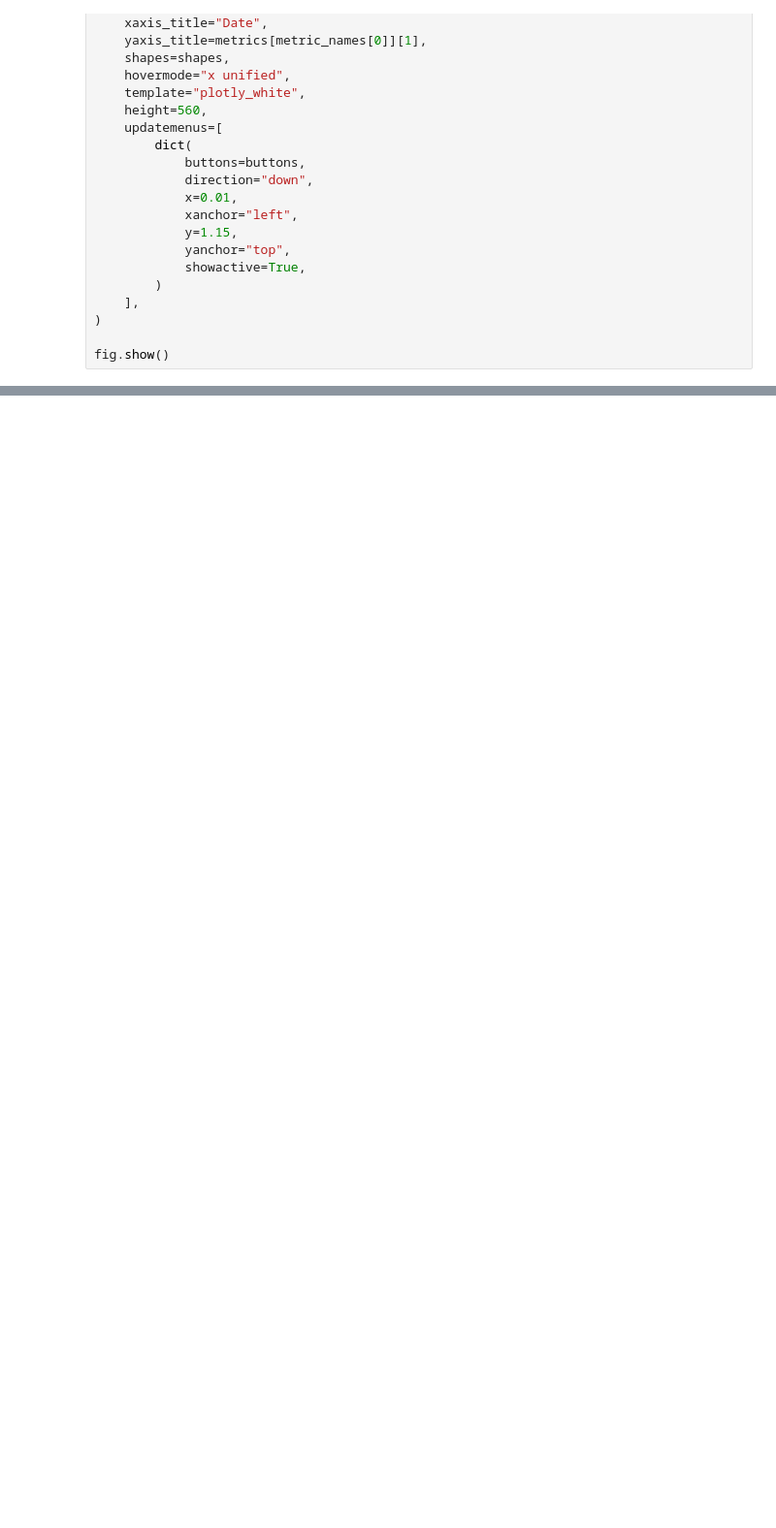
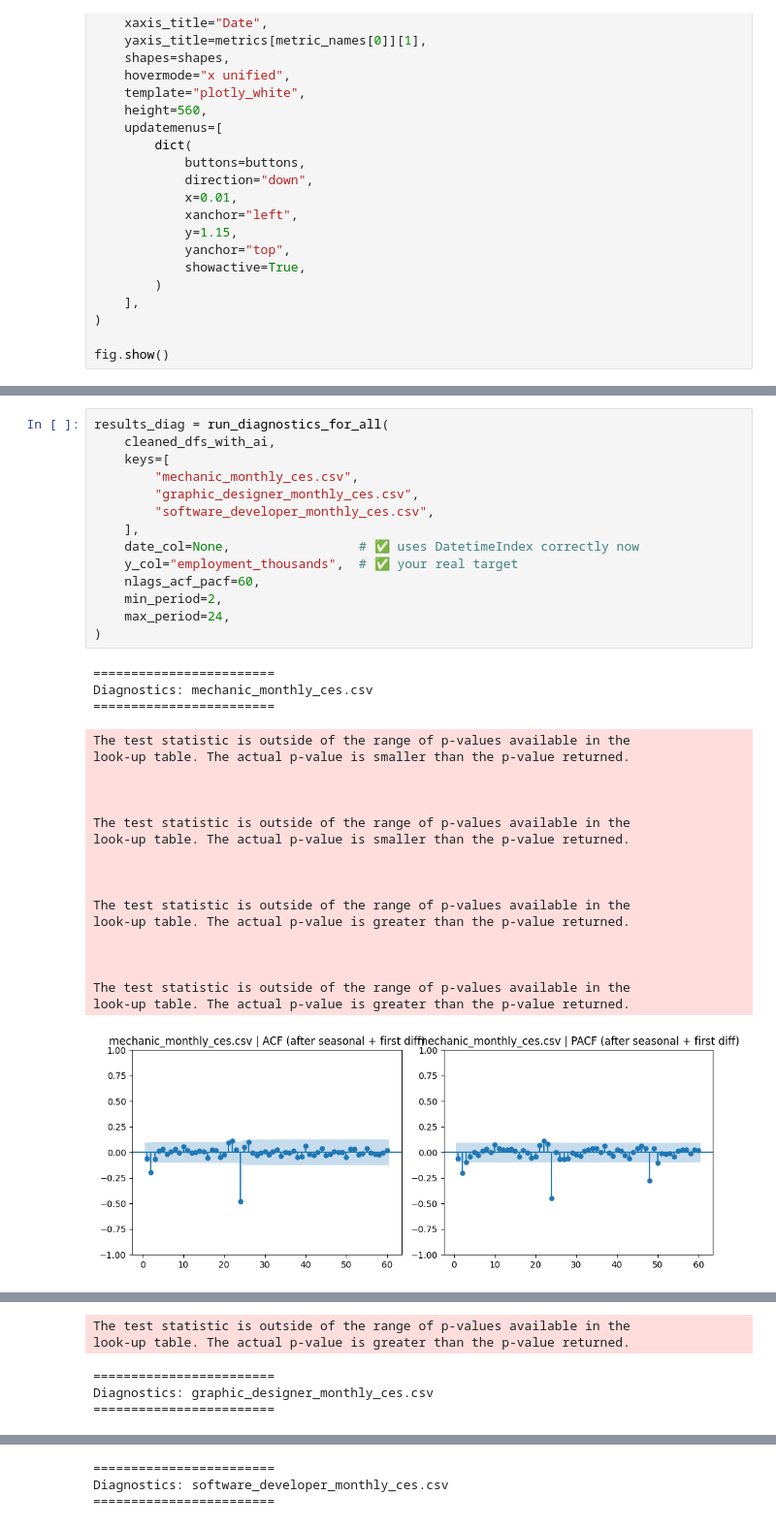
Before and after one commit to benji-carr/MCM_Problem_F_Data_Wrangling, a Jupyter notebook: EDA Notebooks/Current Employment Statistics EDA.ipynb, the cells around one changed output, grey strips where cells are left out. Shown at 97% size. Saved outputs shown, nothing was run; the diff lists cells and outputs as text; blank space fills up the shorter version.

```diff
--- a/EDA Notebooks/Current Employment Statistics EDA.ipynb
+++ b/EDA Notebooks/Current Employment Statistics EDA.ipynb
@@ -603,0 +1037,36 @@ fig.show()
+# %%
+results_diag = run_diagnostics_for_all(
+    cleaned_dfs_with_ai,
+    keys=[
+        "mechanic_monthly_ces.csv",
+        "graphic_designer_monthly_ces.csv",
+        "software_developer_monthly_ces.csv",
+    ],
+    date_col=None,                 # ✅ uses DatetimeIndex correctly now
+    y_col="employment_thousands",  # ✅ your real target
+    nlags_acf_pacf=60,
+    min_period=2,
+    max_period=24,
+)
+# %% [output]
+========================
+Diagnostics: mechanic_monthly_ces.csv
+========================
+The test statistic is outside of the range of p-values available in the
+look-up table. The actual p-value is smaller than the p-value returned.
+
+
+
+The test statistic is outside of the range of p-values available in the
+look-up table. The actual p-value is smaller than the p-value returned.
+
+
+
+The test statistic is outside of the range of p-values available in the
+look-up table. The actual p-value is greater than the p-value returned.
+
+
+
+The test statistic is outside of the range of p-values available in the
+look-up table. The actual p-value is greater than the p-value returned.
+[figure, added]
@@ -603,0 +1078,5 @@ fig.show()
+The test statistic is outside of the range of p-values available in the
+look-up table. The actual p-value is greater than the p-value returned.
+========================
+Diagnostics: graphic_designer_monthly_ces.csv
+========================
@@ -603,0 +1101,3 @@ fig.show()
+========================
+Diagnostics: software_developer_monthly_ces.csv
+========================
```
Also changed, not shown: parts of 14 cells of this notebook.
